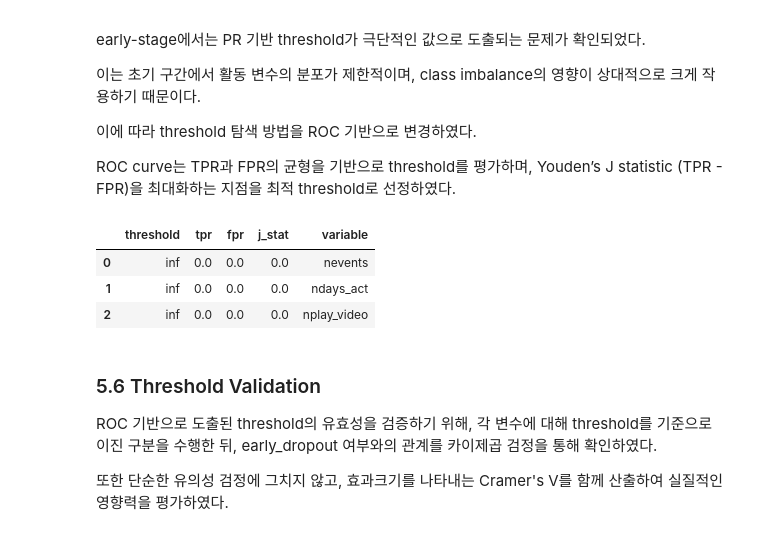
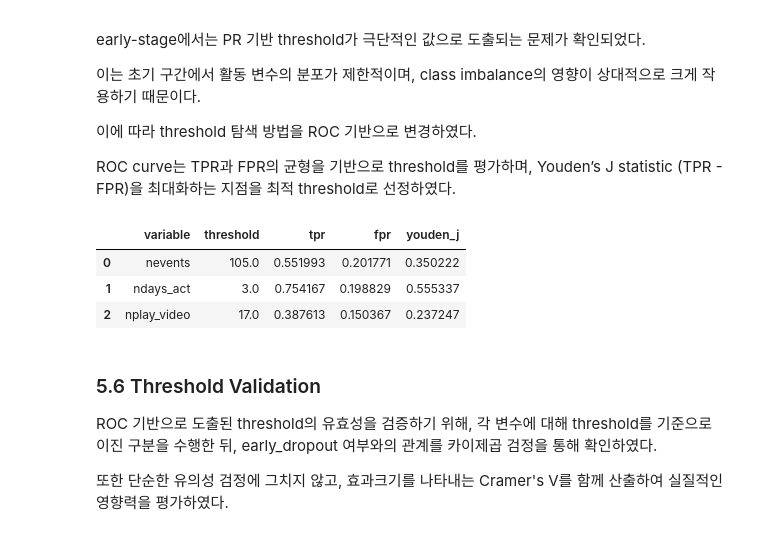
Before and after one commit to Ojirokim/data-analysis-practical-project, a Jupyter notebook: 김규열/mooc_funnel_threshold_analysis.ipynb, the cells around one changed output. Drawn from its saved outputs; the diff is of its cells as text; code cells hidden in the pictures.

```diff
--- a/김규열/mooc_funnel_threshold_analysis.ipynb
+++ b/김규열/mooc_funnel_threshold_analysis.ipynb
@@ -349,6 +349,13 @@ duration 분포를 바탕으로,
 이에 따라 duration ≤ 14일을 초기 이탈 구간으로 정의하고,
 이를 기준으로 학습자를 구분하여 추가 분석을 수행한다.
 # %%
+df_viewed = df[df["viewed"] == 1].copy()
+
+# duration 필요 → 결측 제거
+df_viewed = df_viewed[df_viewed["duration"].notna()].copy()
+
+# 초기 이탈 정의
 df_viewed["early_dropout"] = (df_viewed["duration"] <= 14).astype(int)
 
-print(df_viewed["early_dropout"].value_counts())
+# ROC용 positive class
+df_viewed["sustained"] = (df_viewed["duration"] > 14).astype(int)
@@ -437,38 +439,42 @@ Youden’s J statistic (TPR - FPR)을 최대화하는 지점을 최적 threshold
 # %%
 def find_roc_threshold(x, y):
     fpr, tpr, thresholds = roc_curve(y, x)
-    j_scores = tpr - fpr
-    idx = np.argmax(j_scores)
+    youden_j = tpr - fpr
+    best_idx = np.argmax(youden_j)
 
     return {
-        "threshold": thresholds[idx],
-        "tpr": tpr[idx],
-        "fpr": fpr[idx],
-        "j_stat": j_scores[idx]
+        "threshold": thresholds[best_idx],
+        "tpr": tpr[best_idx],
+        "fpr": fpr[best_idx],
+        "youden_j": youden_j[best_idx]
     }
 
 cols = ["nevents", "ndays_act", "nplay_video"]
 
-results = []
+# sustained 기준
+y = df_viewed["sustained"]
+
+roc_results = []
 
 for col in cols:
-    temp = df_viewed[[col, "early_dropout"]].dropna()
+    x = df_viewed[col].fillna(0)
+    result = find_roc_threshold(x, y)
 
-    result = find_roc_threshold(
-        temp[col].fillna(0),
-        temp["early_dropout"]
-    )
+    roc_results.append({
+        "variable": col,
+        "threshold": result["threshold"],
+        "tpr": result["tpr"],
+        "fpr": result["fpr"],
+        "youden_j": result["youden_j"]
+    })
 
-    result["variable"] = col
-    results.append(result)
-
-roc_results_early = pd.DataFrame(results)
-roc_results_early.round(4)
+roc_df = pd.DataFrame(roc_results)
+display(roc_df)
 # %% [output]
-|  | threshold | tpr | fpr | j_stat | variable |
-| 0 | inf | 0.0 | 0.0 | 0.0 | nevents |
-| 1 | inf | 0.0 | 0.0 | 0.0 | ndays_act |
-| 2 | inf | 0.0 | 0.0 | 0.0 | nplay_video |
+|  | variable | threshold | tpr | fpr | youden_j |
+| 0 | nevents | 105.0 | 0.551993 | 0.201771 | 0.350222 |
+| 1 | ndays_act | 3.0 | 0.754167 | 0.198829 | 0.555337 |
+| 2 | nplay_video | 17.0 | 0.387613 | 0.150367 | 0.237247 |
 # %% [markdown]
 ### 5.6 Threshold Validation
 
```
Also changed, not shown: parts of 5 cells of this notebook.
